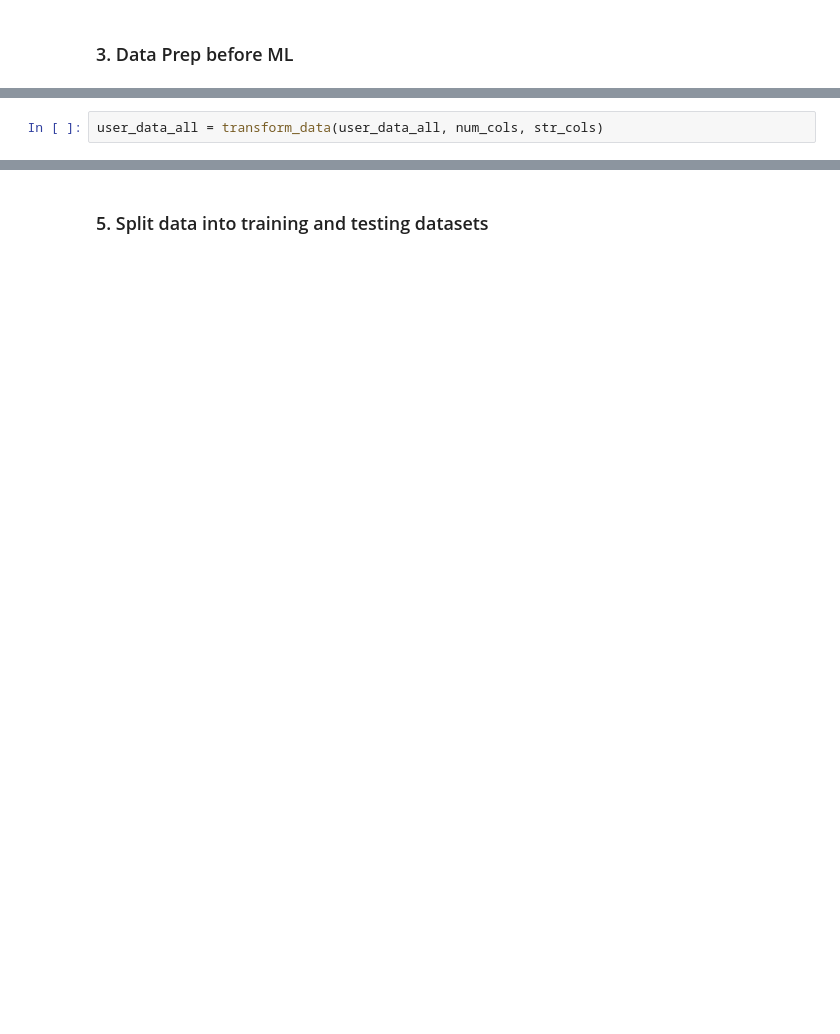
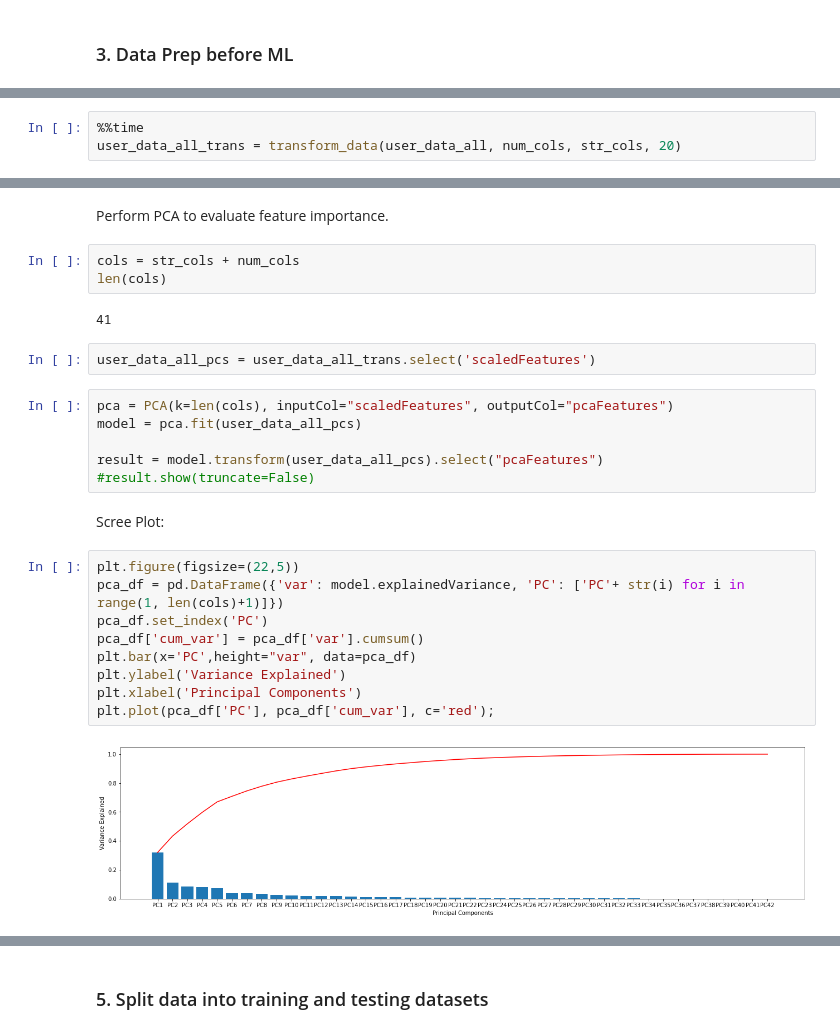
Before and after one commit to nikyan/spark_customer_churn, a Jupyter notebook: sparkify_pipeline.ipynb, the cells around one changed output, grey strips where cells are left out. Cells and saved outputs as stored; diff of their text form; blank space fills up the shorter version.

```diff
--- a/sparkify_pipeline.ipynb
+++ b/sparkify_pipeline.ipynb
@@ -615,2 +637,3 @@ stages += [assembler]
 # %%
-user_data_all = transform_data(user_data_all, num_cols, str_cols)
+%%time
+user_data_all_trans = transform_data(user_data_all, num_cols, str_cols, 20)
@@ -651,0 +669,28 @@ Row(features=DenseVector([1.0, 1.0, 4.0, 2.0, 25.0, 3.5, 1232078.0, 1.0, 2.0, 3.
+# %% [markdown]
+Perform PCA to evaluate feature importance.
+# %%
+cols = str_cols + num_cols
+len(cols)
+# %% [output]
+41
+# %%
+user_data_all_pcs = user_data_all_trans.select('scaledFeatures')
+# %%
+pca = PCA(k=len(cols), inputCol="scaledFeatures", outputCol="pcaFeatures")
+model = pca.fit(user_data_all_pcs)
+
+result = model.transform(user_data_all_pcs).select("pcaFeatures")
+#result.show(truncate=False)
+# %% [markdown]
+Scree Plot:
+# %%
+plt.figure(figsize=(22,5))
+pca_df = pd.DataFrame({'var': model.explainedVariance, 'PC': ['PC'+ str(i) for i in range(1, len(cols)+1)]})
+pca_df.set_index('PC')
+pca_df['cum_var'] = pca_df['var'].cumsum()
+plt.bar(x='PC',height="var", data=pca_df)
+plt.ylabel('Variance Explained')
+plt.xlabel('Principal Components')
+plt.plot(pca_df['PC'], pca_df['cum_var'], c='red');
+# %% [output]
+[figure, added]
```
Also changed, not shown: parts of 90 cells of this notebook.
